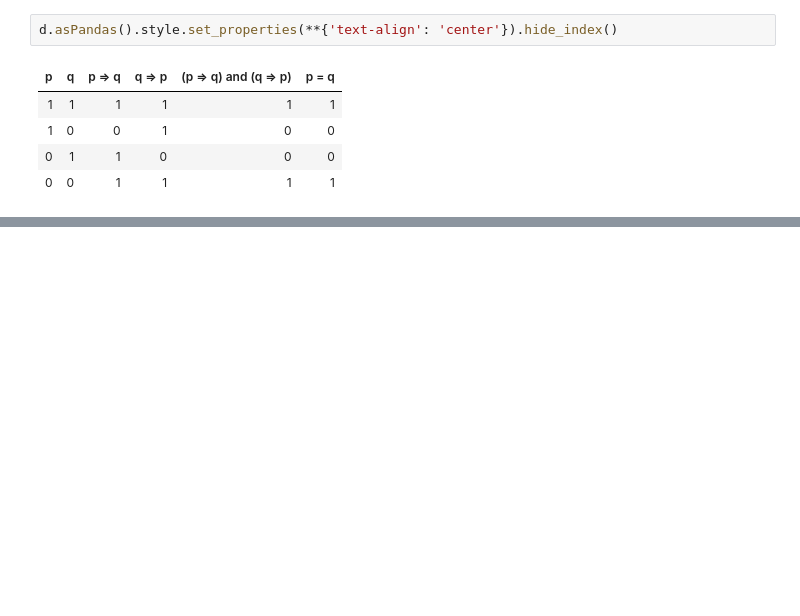
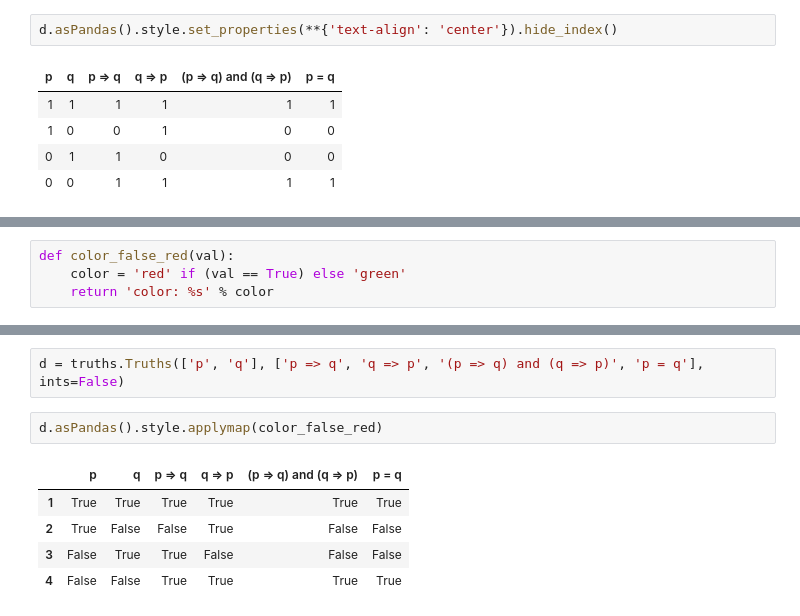
Before and after one commit to chicolucio/truth-table-generator, a Jupyter notebook: Untitled.ipynb, the cells around one changed output, grey strips where cells are left out. Drawn from its saved outputs; the diff is of its cells as text; blank space fills up the shorter version.

```diff
--- a/Untitled.ipynb
+++ b/Untitled.ipynb
@@ -234,0 +220,4 @@ dir(tabulate)
+# %%
+def color_false_red(val):
+    color = 'red' if (val == True) else 'green'
+    return 'color: %s' % color
@@ -234,0 +232,10 @@ dir(tabulate)
+# %%
+d = truths.Truths(['p', 'q'], ['p => q', 'q => p', '(p => q) and (q => p)', 'p = q'], ints=False)
+# %%
+d.asPandas().style.applymap(color_false_red)
+# %% [output]
+|  | p | q | p => q | q => p | (p => q) and (q => p) | p = q |
+| 1 | True | True | True | True | True | True |
+| 2 | True | False | False | True | False | False |
+| 3 | False | True | True | False | False | False |
+| 4 | False | False | True | True | True | True |
```
Also changed, not shown: parts of 19 cells of this notebook, 1 other file.
